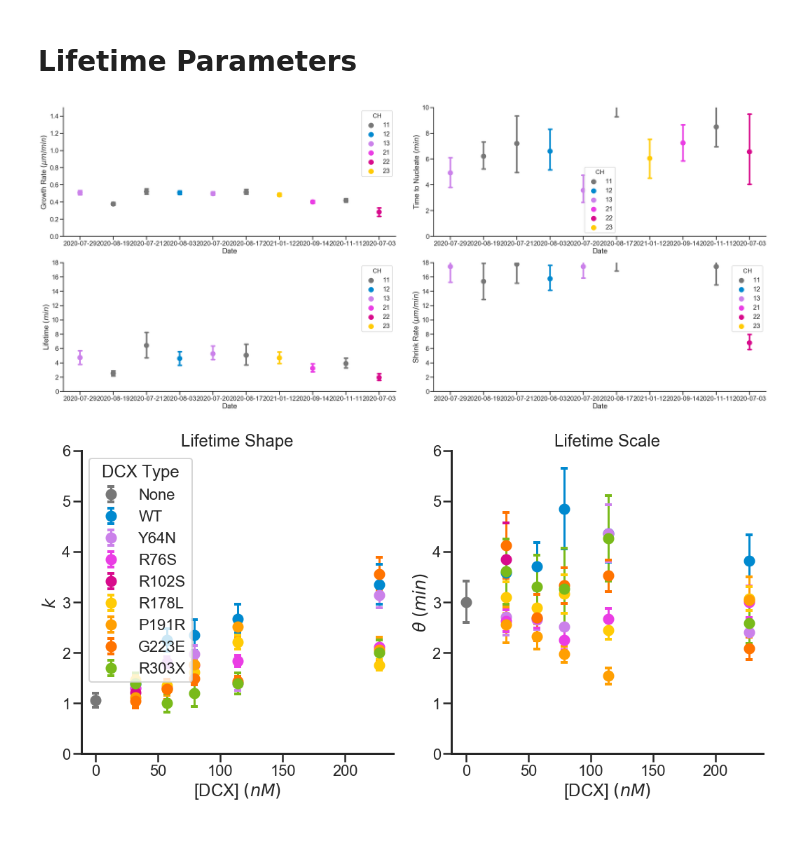
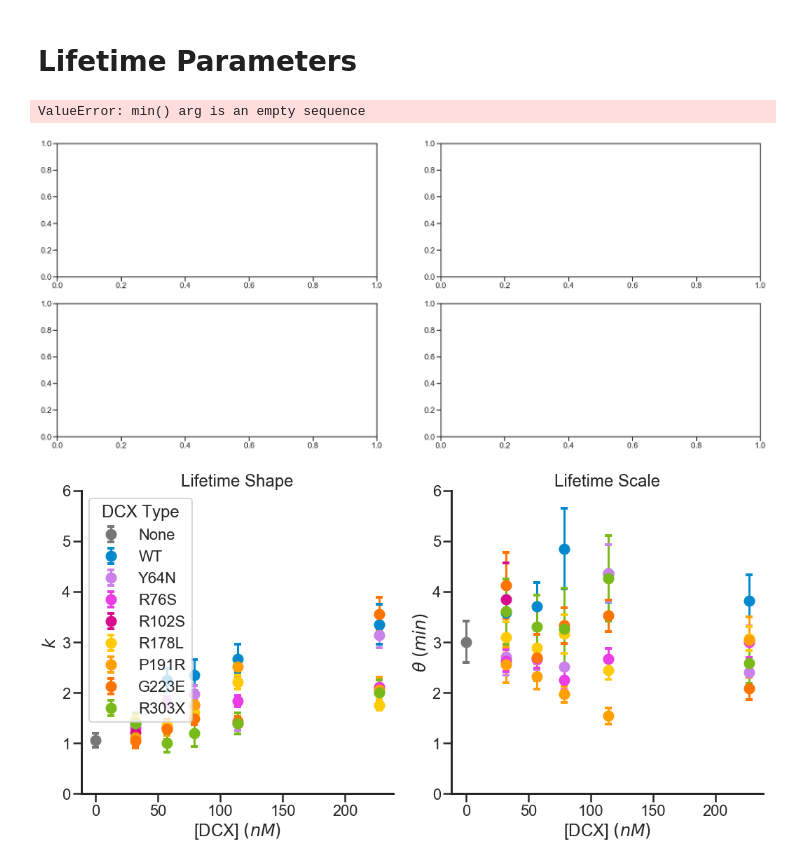
Before and after one commit to brouhardlab/brouhardlab-scripts, a Jupyter notebook: notebooks/Brandi/join_data_and_fit_fromDataSheet.ipynb, the cells around one changed output. Cells and saved outputs as stored; diff of their text form; code cells hidden in the pictures; blank space fills up the shorter version.

```diff
--- a/notebooks/Brandi/join_data_and_fit_fromDataSheet.ipynb
+++ b/notebooks/Brandi/join_data_and_fit_fromDataSheet.ipynb
@@ -196,16 +192,16 @@ def exponential(x, scale):
 def gamma(x, shape, scale):
     return (np.power(x,shape-1)*np.exp(-x/ scale))/(sp.special.gamma(shape) * np.power(scale,shape))
 # %%
-def make_hist(data, parameter, tubconc, dcxtype, dcxconc) :
+def make_hist(data, parameter, tubconc, dcxtype, dcxconc, ebconc) :
 
-    selectdata = data[(data[tubulin]==tubconc)&(data[Type]==dcxtype)&(data[DCXconc]==dcxconc)]
+    selectdata = data[(data[tubulin]==tubconc)&(data[Type]==dcxtype)&(data[DCXconc]==dcxconc)&(data[EBconc]==ebconc)]
 
     if parameter == GrowthRate :
         maxbin = 1.5
         binsize = 0.05
-#     elif parameter == ShrinkageRate :
-#         maxbin = 15
-#         binsize = 0.1
+    elif parameter == ShrinkageRate :
+         maxbin = 15
+         binsize = 0.1
     else:
         maxbin = 30
         binsize = 1
@@ -315,7 +317,7 @@ def filter_parameter(parameter, moment , filtername, filtervalue, value,data):
         x = x.values
     return x
 # %%
-# plottypes = np.concatenate((data[Type].unique()[:2],data[Type].unique()[5:-1]), axis=None)
-# palette = np.concatenate((palette[:2],palette[5:-1]), axis=None)
+plottypes = np.concatenate((data[Type].unique()[:2],data[Type].unique()[5:-1]), axis=None)
+palette = np.concatenate((palette[:2],palette[5:-1]), axis=None)
 
-# plottypes,palette
+plottypes,palette
@@ -390,7 +395,7 @@ fig, ax = plt.subplots(2,2,figsize=(15,15))
 #     plt.suptitle('Fitted pooled data', fontsize=30)
 
 count = 0
-for dcxtype in data[Type].unique()[]:
+for dcxtype in data[Type].unique():
 
     x = filter_variable(tubulin, Type, dcxtype,ResultFit)
     c=0
@@ -568,6 +562,6 @@ rescues
 # %%
-# plottypes = np.concatenate((data[Type].unique()[:2],data[Type].unique()[5:-1]), axis=None)
-# palette = np.concatenate((palette[:2],palette[5:-1]), axis=None)
+plottypes = np.concatenate((data[Type].unique()[:2],data[Type].unique()[5:-1]), axis=None)
+palette = np.concatenate((palette[:2],palette[5:-1]), axis=None)
 
-# plottypes,palette
+plottypes,palette
 # %% [output]
@@ -614,27 +608,28 @@ plt.savefig(newmydir/('joint_graphsRescues_all.pdf'))
 # %% [markdown]
 # Lifetime Parameters #
 # %%
- selectdata = data[(data[tubulin]==6)&(data[Type]=='None')&(data[DCXconc]==0)]
+ selectdata = data[(data[tubulin]==6)&(data[Type]=='None')&(data[DCXconc]==0)&(data[DCXconc]==0)]
 
 fig, axs = plt.subplots(2,2,figsize=(35,15))
 sns.set_style("ticks")
 
 c = 0
 for i in [0,1]:
     for j in [0,1]:
         sns.pointplot(x='Date', y=parameters[c],
-                        hue='CH', err_style="bars", marker='o', join=False, capsize=.1,
+                        hue='Ch', err_style="bars", marker='o', join=False, capsize=.1,
                         data=selectdata,err_kws={'capsize':10},ci=95 , palette=palette,ax=axs[i][j])
         c += 1
 axs[0][0].set_ylim(0,1.5)
 axs[1][0].set_ylim(0,18)
 axs[0][1].set_ylim(0,10)
 axs[1][1].set_ylim(0,18)
 sns.despine()
 sns.set_context("poster", font_scale=1, rc={"lines.linewidth":3.0})
 plt.tight_layout()
 # %% [output]
+ValueError: min() arg is an empty sequence
-[figure, old version]
+[figure, new version]
 # %%
 parameters = [GrowthRate,TimeToNucleate,Lifetime,ShrinkageRate]
 titles = ('Growth','Nucleation','Lifetime','Shronkage Rate')
```
Also changed, not shown: parts of 22 cells of this notebook, 7 other files.
